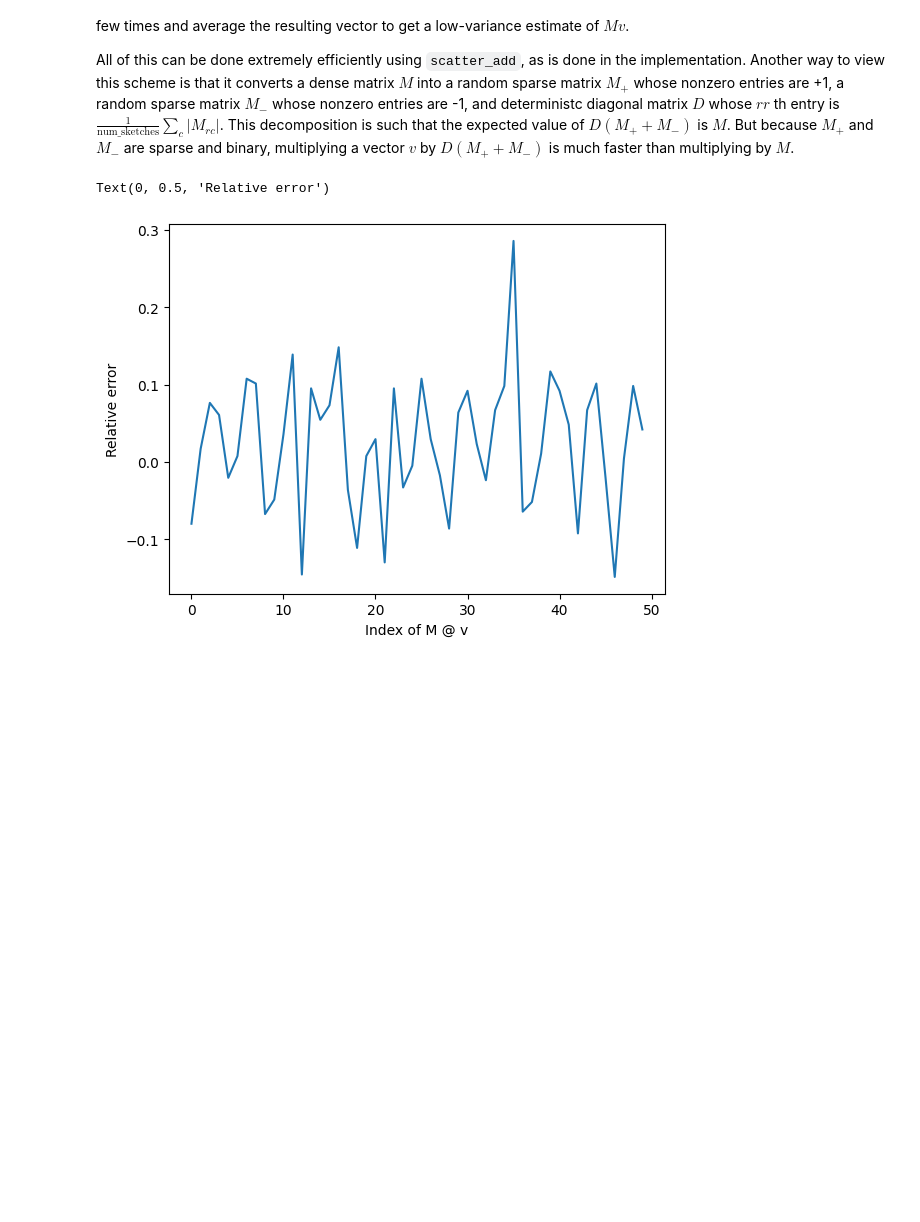
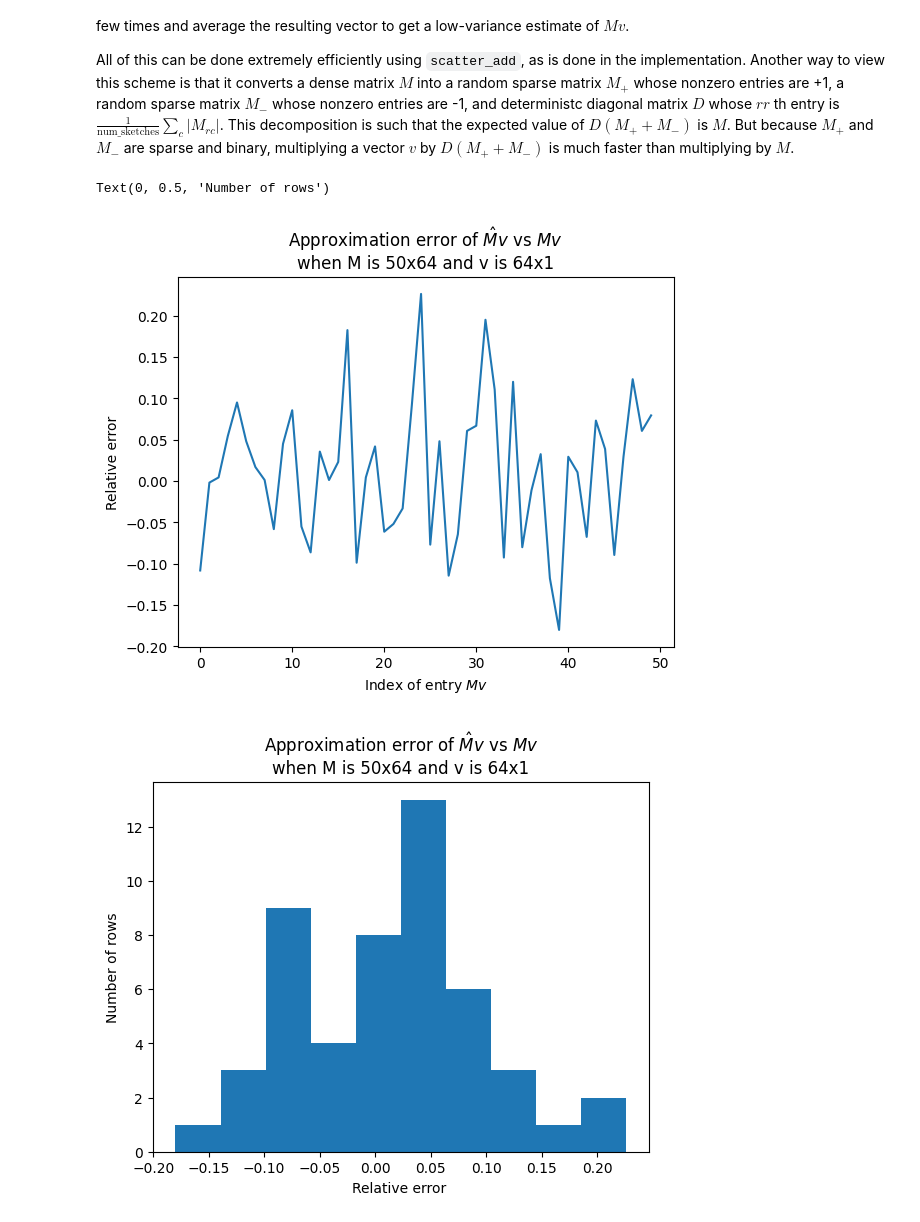
Before and after one commit to a-rahimi/inner-product-sketch, a Jupyter notebook: matrix_product_sketch.ipynb, the cells around one changed output. Drawn from its saved outputs; the diff is of its cells as text; code cells hidden in the pictures; blank space fills up the shorter version.

```diff
--- a/matrix_product_sketch.ipynb
+++ b/matrix_product_sketch.ipynb
@@ -14,33 +14,48 @@ All of this can be done extremely efficiently using `scatter_add`, as is done in
 # %%
 from importlib import reload
 import matplotlib.pyplot as plt
 import torch
 
 import matrix_product_sketch
 
 reload(matrix_product_sketch)
 
 num_rows = 50
 num_cols = 64
 
 # Generate an arbitrary matrix.
 M = torch.arange(num_rows * num_cols, dtype=float).reshape((num_rows, num_cols))
 M -= M.mean(axis=1)[:, None]
 
 # Generate an arbitrary vector.
 vec = torch.linspace(-10.0, 10.0, num_cols, dtype=float)
 
 # Compare the dot product Mx against the sketched dot product.
 mv = M @ vec
 
 # Sketch the rows of M using 10 randomly selected entries from each row. Then
 # apply this sketch to vec.
 M_est = matrix_product_sketch.MatrixProductSketch(M, num_sketches=15)
 mv_est = M_est @ vec
 
 plt.plot(1 - mv_est / mv)
-plt.xlabel("Index of M @ v")
+plt.xlabel("Index of entry $M v$")
 plt.ylabel("Relative error")
+plt.title(
+    rf"Approximation error of $\hat{{M}} v$ vs $M v$"
+    + "\n"
+    + rf"when M is {M.shape[0]}x{M.shape[1]} and v is {vec.shape[0]}x1"
+)
+plt.figure()
+plt.title(
+    rf"Approximation error of $\hat{{M}} v$ vs $M v$"
+    + "\n"
+    + rf"when M is {M.shape[0]}x{M.shape[1]} and v is {vec.shape[0]}x1"
+)
+plt.hist(1 - mv_est / mv)
+plt.xlabel("Relative error ")
+plt.ylabel("Number of rows")
 # %% [output]
-Text(0, 0.5, 'Relative error')
+Text(0, 0.5, 'Number of rows')
-[figure, old version]
+[figure, new version]
+[figure, added]
```
Also changed, not shown: parts of 2 cells of this notebook, 2 other files.
